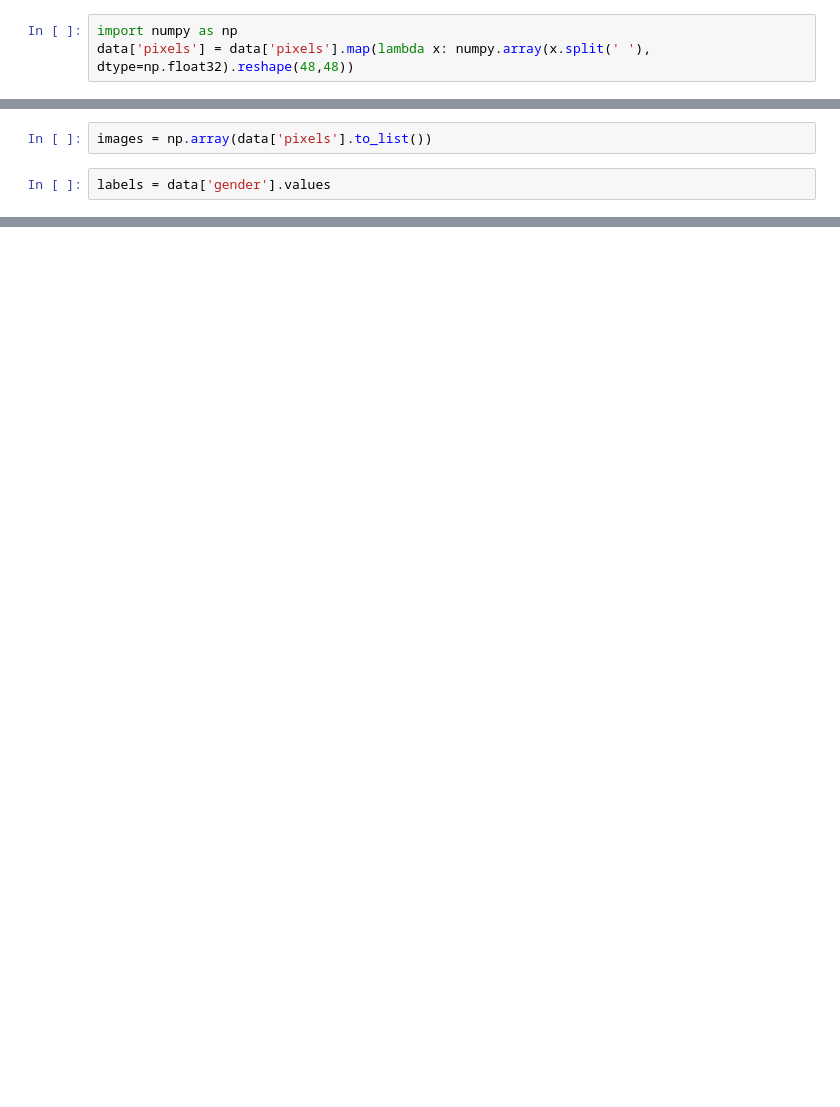
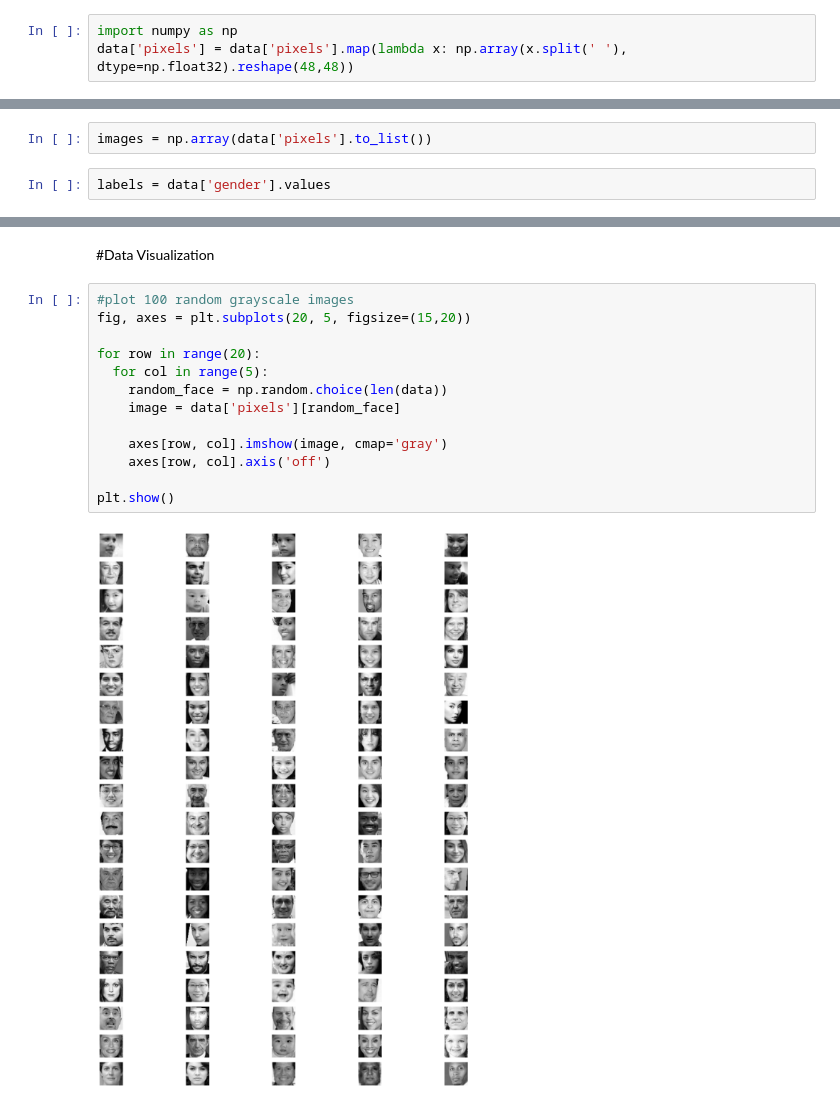
Before and after one commit to rjrizani/machine-learning, a Jupyter notebook: gender_prediction.ipynb, the cells around one changed output, grey strips where cells are left out. Cells and saved outputs as stored; diff of their text form; blank space fills up the shorter version.

```diff
--- a/gender_prediction.ipynb
+++ b/gender_prediction.ipynb
@@ -75,4 +76,4 @@ plt.show()
 # Formating Data
 # %%
 import numpy as np
-data['pixels'] = data['pixels'].map(lambda x: numpy.array(x.split(' '), dtype=np.float32).reshape(48,48))
+data['pixels'] = data['pixels'].map(lambda x: np.array(x.split(' '), dtype=np.float32).reshape(48,48))
@@ -82,0 +112,17 @@ labels = data['gender'].values
+# %% [markdown]
+#Data Visualization
+# %%
+#plot 100 random grayscale images
+fig, axes = plt.subplots(20, 5, figsize=(15,20))
+
+for row in range(20):
+  for col in range(5):
+    random_face = np.random.choice(len(data))
+    image = data['pixels'][random_face]
+
+    axes[row, col].imshow(image, cmap='gray')
+    axes[row, col].axis('off')
+
+plt.show()
+# %% [output]
+[figure, added]
```
Also changed, not shown: parts of 21 cells of this notebook.
